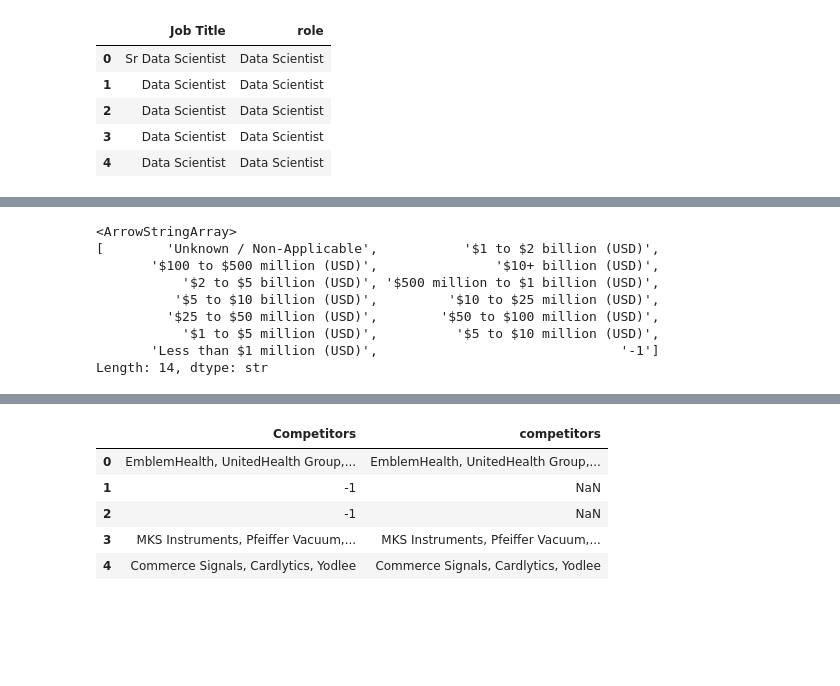
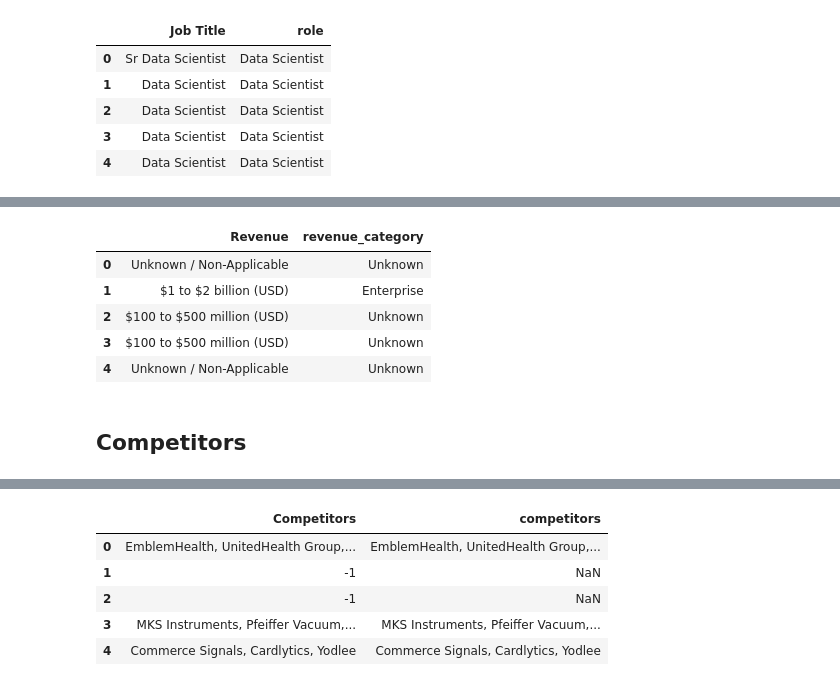
Before and after one commit to elhidarinouhayla/HR-Pulse, a Jupyter notebook: backend/ml/eda.ipynb, the cells around one changed output, grey strips where cells are left out. Saved outputs shown, nothing was run; the diff lists cells and outputs as text; code cells hidden in the pictures; blank space fills up the shorter version.

```diff
--- a/backend/ml/eda.ipynb
+++ b/backend/ml/eda.ipynb
@@ -262,16 +296,17 @@ df[['Job Title', 'role']].head()
 # %%
 # ransformer Revenue en categorie
 
 from preprocessing import categorize_revenue
 
 df["revenue_category"] = df["Revenue"].apply(categorize_revenue)
+
+df[["Revenue", "revenue_category"]].head()
 # %% [output]
-<ArrowStringArray>
-[        'Unknown / Non-Applicable',           '$1 to $2 billion (USD)',
-       '$100 to $500 million (USD)',               '$10+ billion (USD)',
-           '$2 to $5 billion (USD)', '$500 million to $1 billion (USD)',
-          '$5 to $10 billion (USD)',         '$10 to $25 million (USD)',
-         '$25 to $50 million (USD)',        '$50 to $100 million (USD)',
-           '$1 to $5 million (USD)',          '$5 to $10 million (USD)',
-       'Less than $1 million (USD)',                               '-1']
-Length: 14, dtype: str
+|  | Revenue | revenue_category |
+| 0 | Unknown / Non-Applicable | Unknown |
+| 1 | $1 to $2 billion (USD) | Enterprise |
+| 2 | $100 to $500 million (USD) | Unknown |
+| 3 | $100 to $500 million (USD) | Unknown |
+| 4 | Unknown / Non-Applicable | Unknown |
+# %% [markdown]
+## Competitors
```
Also changed, not shown: parts of 11 cells of this notebook.
